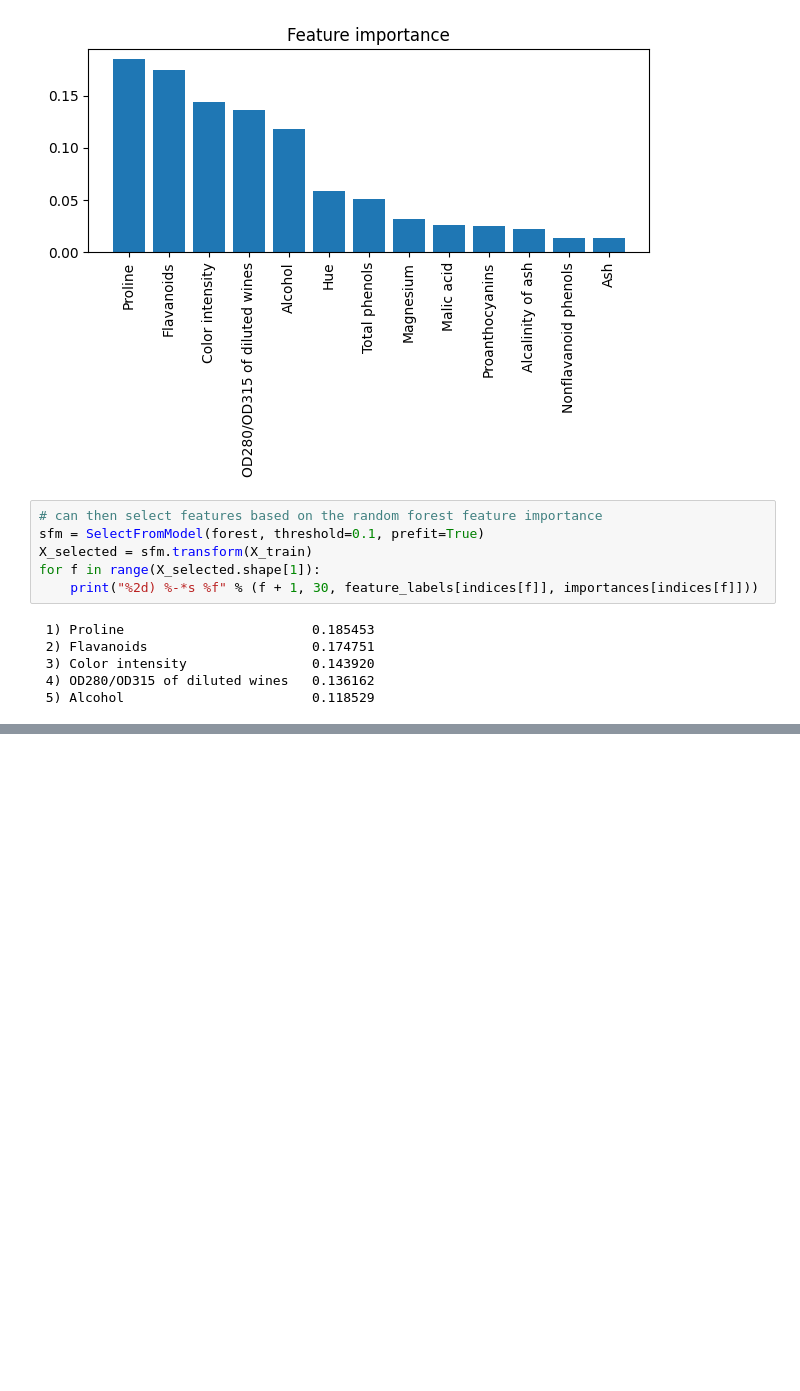
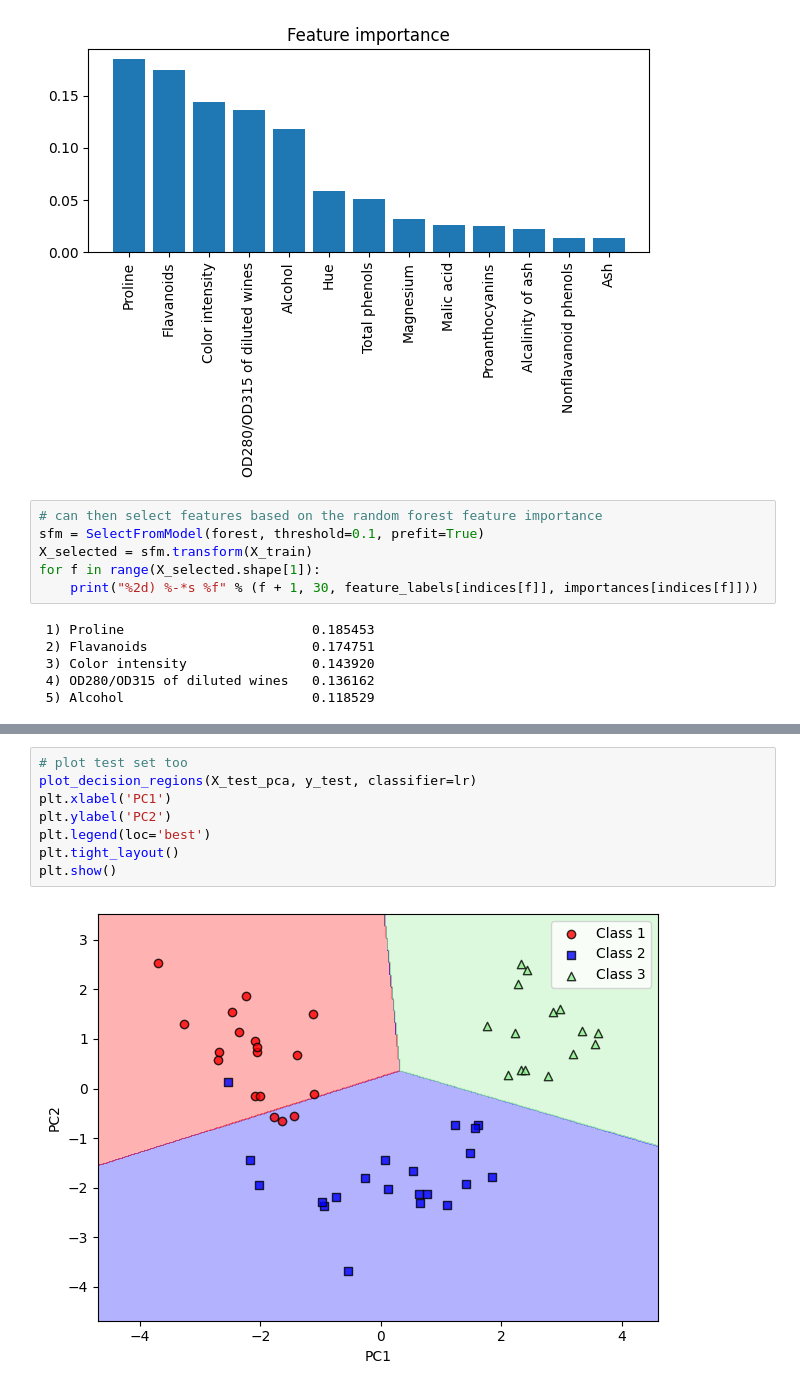
Before and after one commit to kevinswf/PyTorchSklearn, a Jupyter notebook: DataPreprocessing.ipynb, the cells around one changed output, grey strips where cells are left out. Drawn from its saved outputs; the diff is of its cells as text; blank space fills up the shorter version.

```diff
--- a/DataPreprocessing.ipynb
+++ b/DataPreprocessing.ipynb
@@ -256,0 +368,10 @@ for f in range(X_selected.shape[1]):
+# %%
+# plot test set too
+plot_decision_regions(X_test_pca, y_test, classifier=lr)
+plt.xlabel('PC1')
+plt.ylabel('PC2')
+plt.legend(loc='best')
+plt.tight_layout()
+plt.show()
+# %% [output]
+[figure, added]
```
Also changed, not shown: parts of 20 cells of this notebook.
